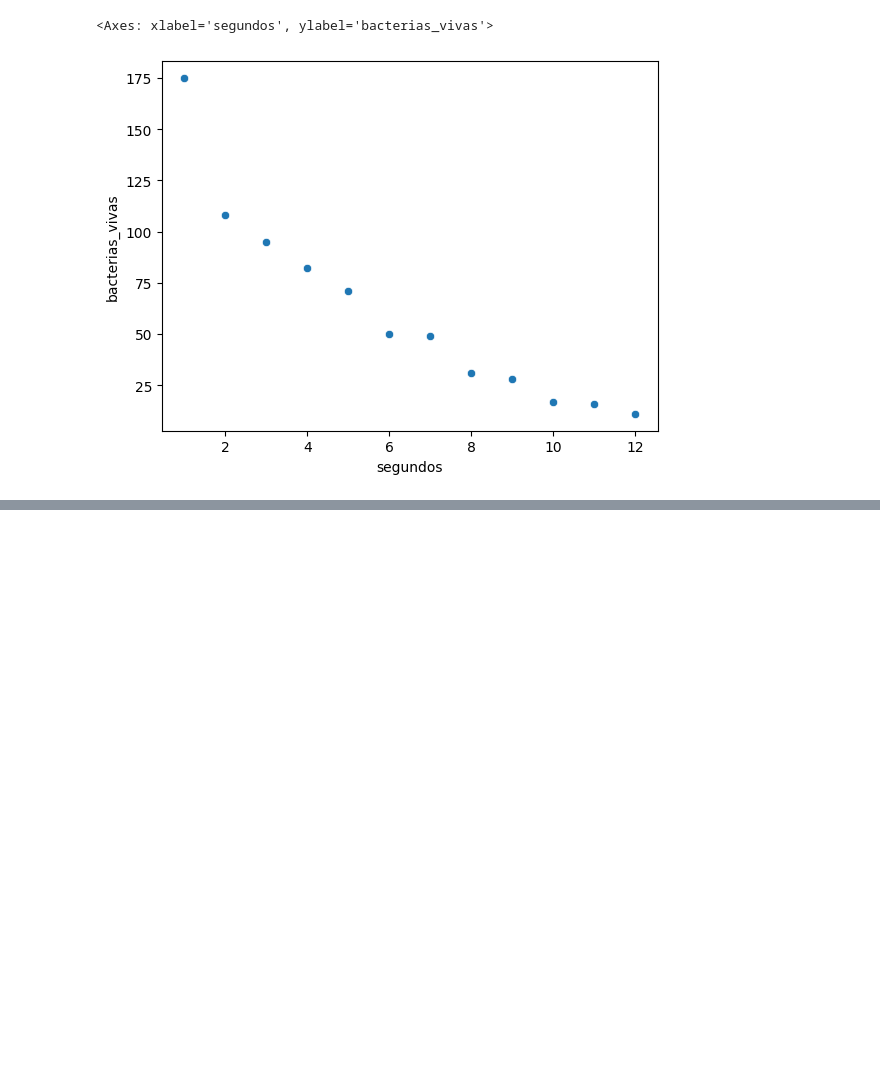
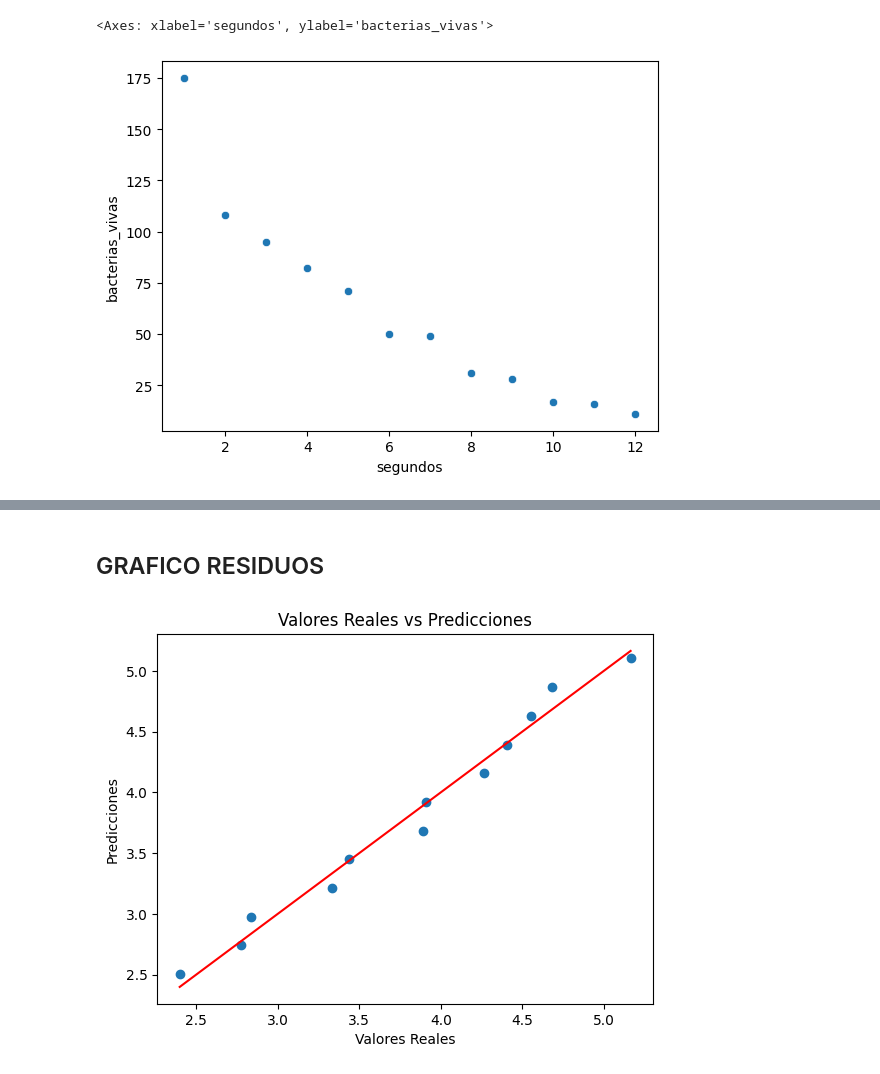
Before and after one commit to gabrielsoda/fundamentos-ciencia-datos, a Jupyter notebook: FCD_U6ej1.ipynb, the cells around one changed output, grey strips where cells are left out. Drawn from its saved outputs; the diff is of its cells as text; code cells hidden in the pictures; blank space fills up the shorter version.

```diff
--- a/FCD_U6ej1.ipynb
+++ b/FCD_U6ej1.ipynb
@@ -742,0 +82,6 @@ Test de White (Homocedasticidad):
+# %%
+import statsmodels.formula.api as smf
+
+modelo1 = smf.ols(formula = 'bacterias_log ~ segundos',
+                  data=df).fit()
+print(modelo1.summary())
@@ -742,0 +120,16 @@ Test de White (Homocedasticidad):
+# %% [markdown]
+## GRAFICO RESIDUOS
+# %%
+valores_predichos = modelo1.fittedvalues
+valores_muestra = df['bacterias_log']
+plt.scatter(valores_muestra, valores_predichos)
+plt.xlabel('Valores Reales')
+plt.ylabel('Predicciones')
+plt.title('Valores Reales vs Predicciones')
+# Dibujar la línea de perfección
+diagonal = np.linspace(min(valores_muestra.min(), valores_predichos.min()),
+                       max(valores_muestra.max(), valores_predichos.max()))
+plt.plot(diagonal, diagonal, '-r')
+plt.show()
+# %% [output]
+[figure, added]
```
Also changed, not shown: parts of 19 cells of this notebook, 3 other files.
